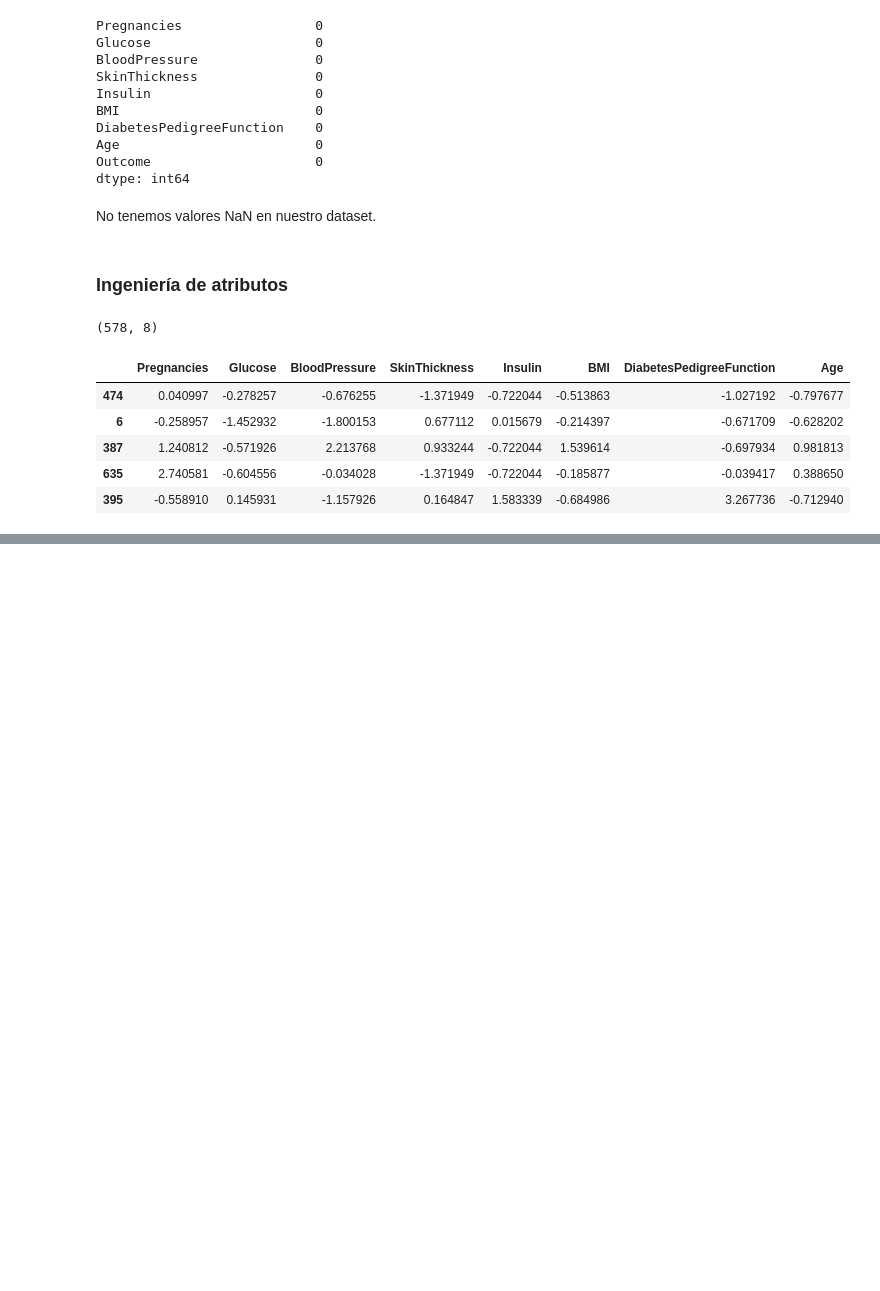
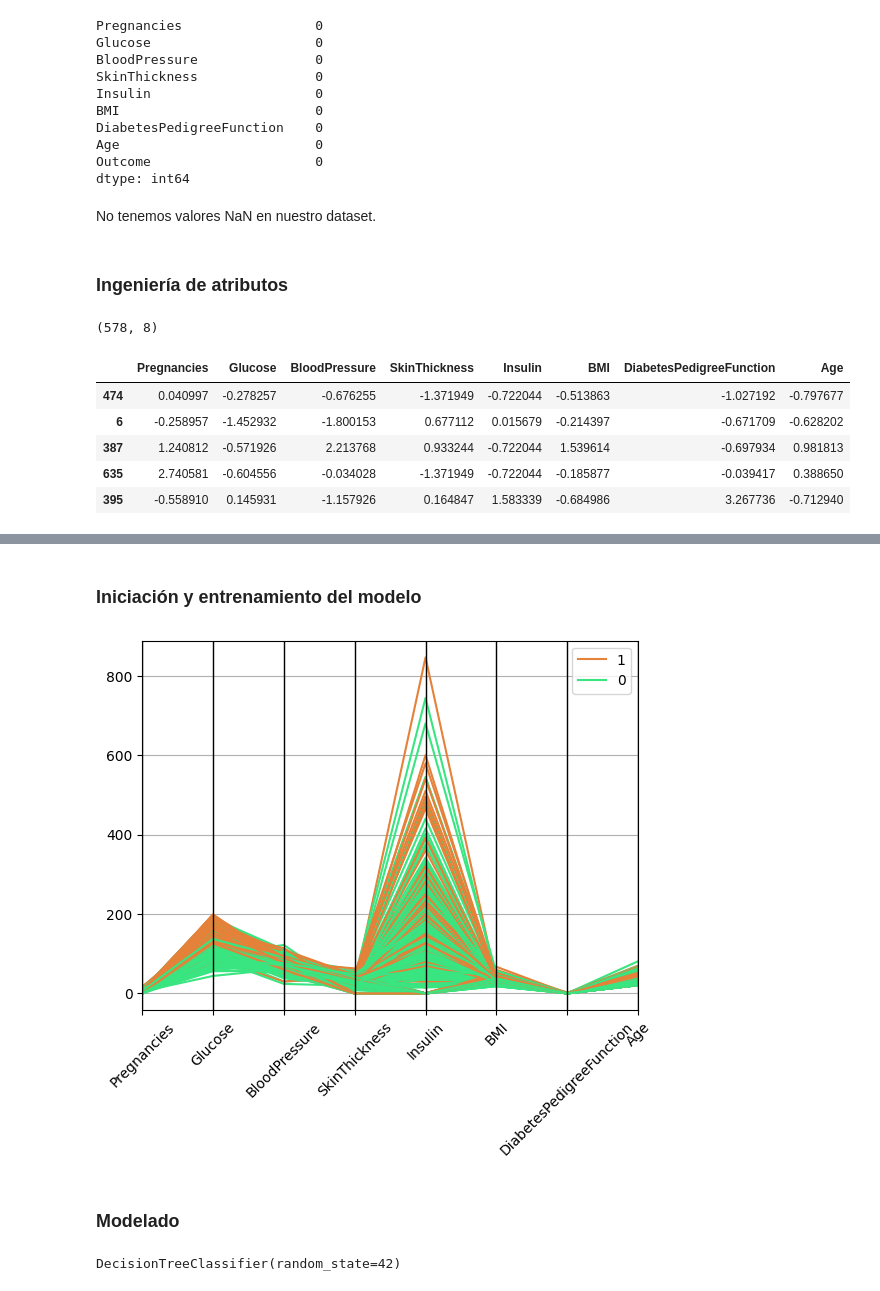
Before and after one commit to VLGuazzelli/Proy-Arbol-de-Decision-VLG-streamlit, a Jupyter notebook: src/explore.ipynb, the cells around one changed output, grey strips where cells are left out. Cells and saved outputs as stored; diff of their text form; code cells hidden in the pictures; blank space fills up the shorter version.

Commit message:
Modelo aplicado

```diff
--- a/src/explore.ipynb
+++ b/src/explore.ipynb
@@ -357,0 +390,22 @@ X_test_final=X_test_num_scal
+# %% [markdown]
+### Iniciación y entrenamiento del modelo
+# %%
+total_data = X
+total_data["Outcome"] = y
+
+pd.plotting.parallel_coordinates(total_data, "Outcome", color = ("#E58139", "#39E581", "#8139E5"))
+plt.xticks(rotation=45)
+plt.grid(True)  # Agregar líneas de cuadrícula para facilitar lectura
+plt.show()
+# %% [output]
+[figure, added]
+# %% [markdown]
+### Modelado
+# %%
+# modelo
+model = DecisionTreeClassifier(random_state = 42)
+
+# entrenamiento
+model.fit(X_train, y_train)
+# %% [output]
+DecisionTreeClassifier(random_state=42)
```
Also changed, not shown: parts of 10 cells of this notebook, 2 other files.
